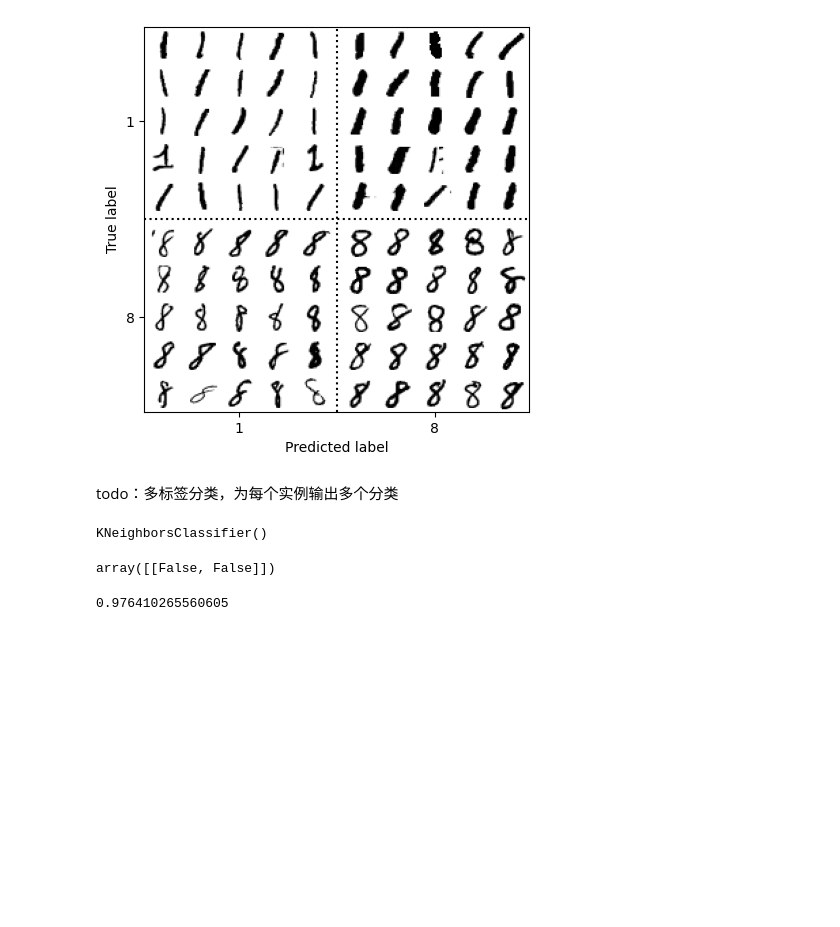
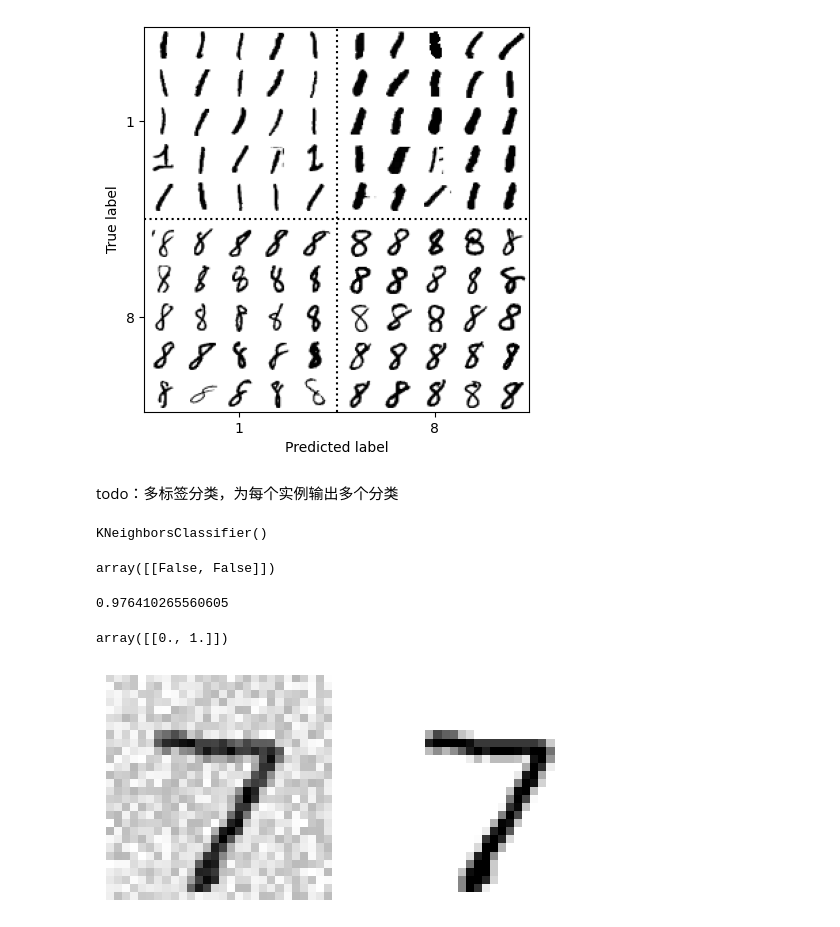
Before and after one commit to yt-one/ml-teach, a Jupyter notebook: sklearn做分类.ipynb, the cells around one changed output. Saved outputs shown, nothing was run; the diff lists cells and outputs as text; code cells hidden in the pictures; blank space fills up the shorter version.

```diff
--- a/sklearn做分类.ipynb
+++ b/sklearn做分类.ipynb
@@ -490,3 +590,34 @@ y_train_knn_pred = cross_val_predict(knn_clf, X_train, y_multilabel, cv=3)
 f1_score(y_multilabel, y_train_knn_pred, average='macro')
 # %% [output]
 0.976410265560605
+# %%
+from sklearn.multioutput import ClassifierChain
+
+chain_clf = ClassifierChain(SVC(), cv=3, random_state=100)
+
+
+# self.estimators_ = [clone(self.base_estimator) for _ in range(Y.shape[1])]
+# 拟合数据时，会根据标签y的数量 自动链接模型
+# 模型预测时，它使用输入特征 加上链中在它之前的模型的所有预测
+chain_clf.fit(X_train[:2000], y_multilabel[:2000])
+chain_clf.predict([some_digit])
+# %% [output]
+array([[0., 1.]])
+# %%
+# 多输出-多类分类 - 图像去噪声
+np.random.seed(100)
+noise = np.random.randint(0, 100, (len(X_train), 784))
+X_train_mod = X_train + noise
+noise = np.random.randint(0, 100, (len(X_test), 784))
+X_test_mod = X_test + noise
+
+y_train_mod = X_train
+y_test_mod = X_test
+# %%
+plt.subplot(1,2,1)
+plot_digit(X_test_mod[0])
+plt.subplot(1,2,2)
+plot_digit(y_test_mod[0])
+plt.show()
+# %% [output]
+[figure, added]
```
Also changed, not shown: parts of 34 cells of this notebook, 1 other file.
